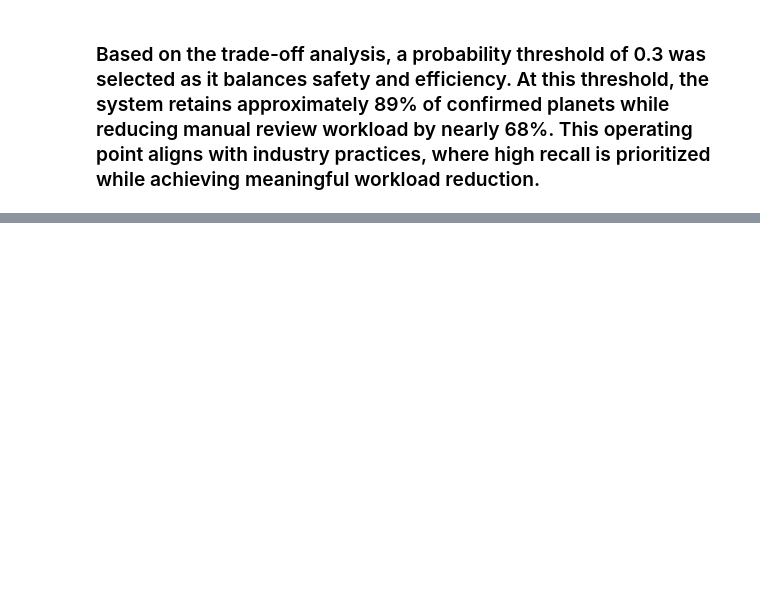
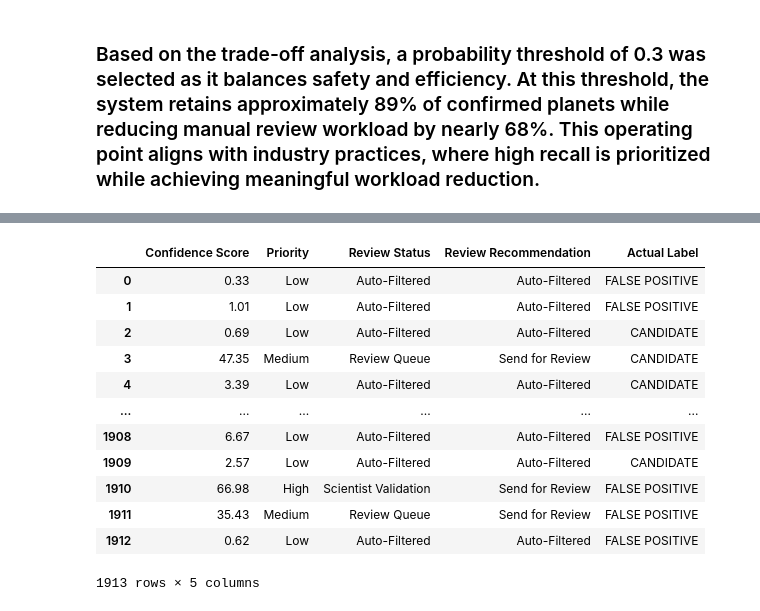
Before and after one commit to Harman1010/Kepler-s-Planet-Signal-Review-System, a Jupyter notebook: Kepler's_PSRS.ipynb, the cells around one changed output, grey strips where cells are left out. Saved outputs shown, nothing was run; the diff lists cells and outputs as text; code cells hidden in the pictures; blank space fills up the shorter version.

```diff
--- a/Kepler's_PSRS.ipynb
+++ b/Kepler's_PSRS.ipynb
@@ -332,3 +331,47 @@ plt.show()
+# %%
+def engine(prob):
+    confidence = round(prob * 100, 2)
+    if confidence >= 70:
+        priority = "Critical"
+        review_status = "Immediate Review"
+    elif confidence >= 50:
+        priority = "High"
+        review_status = "Scientist Validation"
+    elif confidence >= 30:
+        priority = "Medium"
+        review_status = "Review Queue"
+    else:
+        priority = "Low"
+        review_status = "Auto-Filtered"
+    return {
+        "Confidence Score": confidence,
+        "Priority": priority,
+        "Review Status": review_status
+    }
+# %%
+review_results = []
+for p in p_Confirmed:
+  result = engine(p)
+  review_results.append(result)
+# %%
+review_df = pd.DataFrame(review_results)
+review_df["Review Recommendation"] = review_df["Confidence Score"].apply(lambda x : "Send for Review" if x >= 30 else "Auto-Filtered")
+review_df["Actual Label"] = le.inverse_transform(y_test)
+review_df
+# %% [output]
+|  | Confidence Score | Priority | Review Status | Review Recommendation | Actual Label |
+| 0 | 0.33 | Low | Auto-Filtered | Auto-Filtered | FALSE POSITIVE |
+| 1 | 1.01 | Low | Auto-Filtered | Auto-Filtered | FALSE POSITIVE |
+| 2 | 0.69 | Low | Auto-Filtered | Auto-Filtered | CANDIDATE |
+| 3 | 47.35 | Medium | Review Queue | Send for Review | CANDIDATE |
+| 4 | 3.39 | Low | Auto-Filtered | Auto-Filtered | CANDIDATE |
+| ... | ... | ... | ... | ... | ... |
+| 1908 | 6.67 | Low | Auto-Filtered | Auto-Filtered | FALSE POSITIVE |
+| 1909 | 2.57 | Low | Auto-Filtered | Auto-Filtered | CANDIDATE |
+| 1910 | 66.98 | High | Scientist Validation | Send for Review | FALSE POSITIVE |
+| 1911 | 35.43 | Medium | Review Queue | Send for Review | FALSE POSITIVE |
+| 1912 | 0.62 | Low | Auto-Filtered | Auto-Filtered | FALSE POSITIVE |
+1913 rows × 5 columns
 # %%
 model = joblib.load("model.joblib")
 label_encoder = joblib.load("label_encoder.joblib")
```
Also changed, not shown: parts of 8 cells of this notebook.
